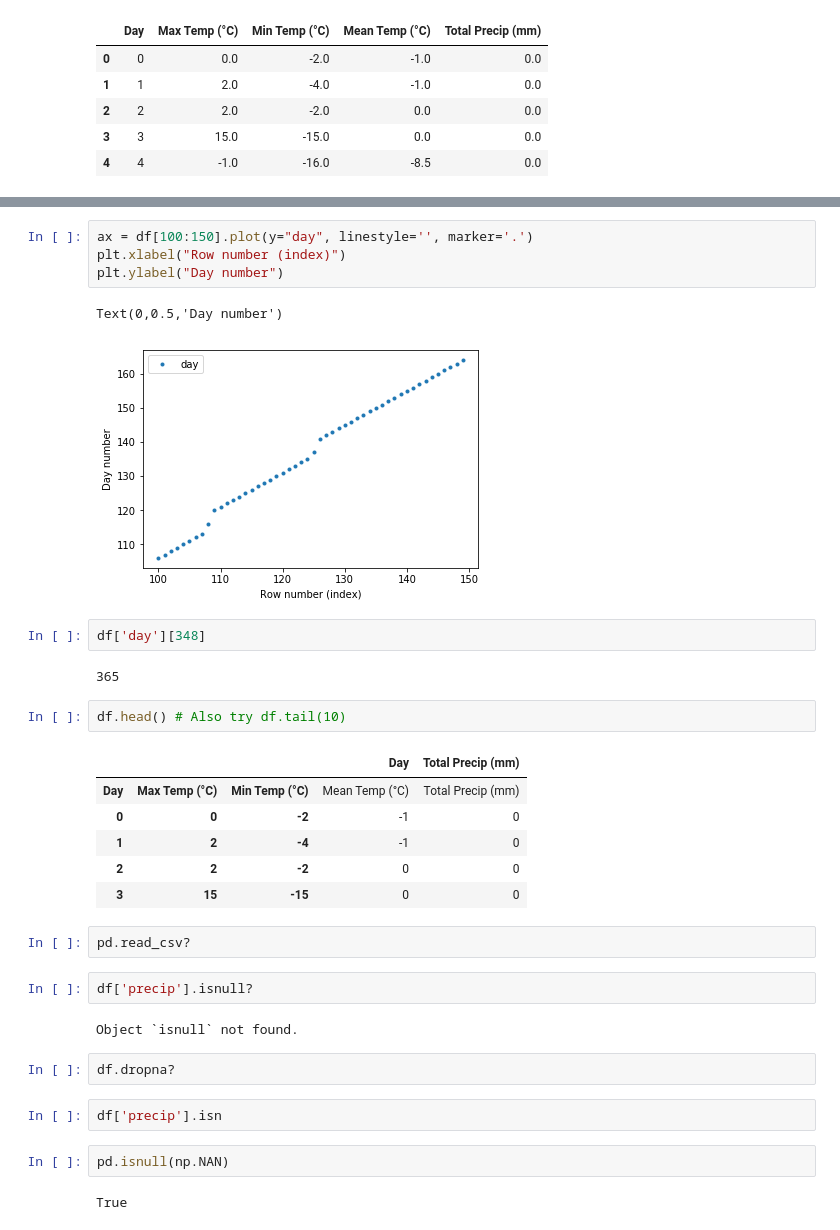
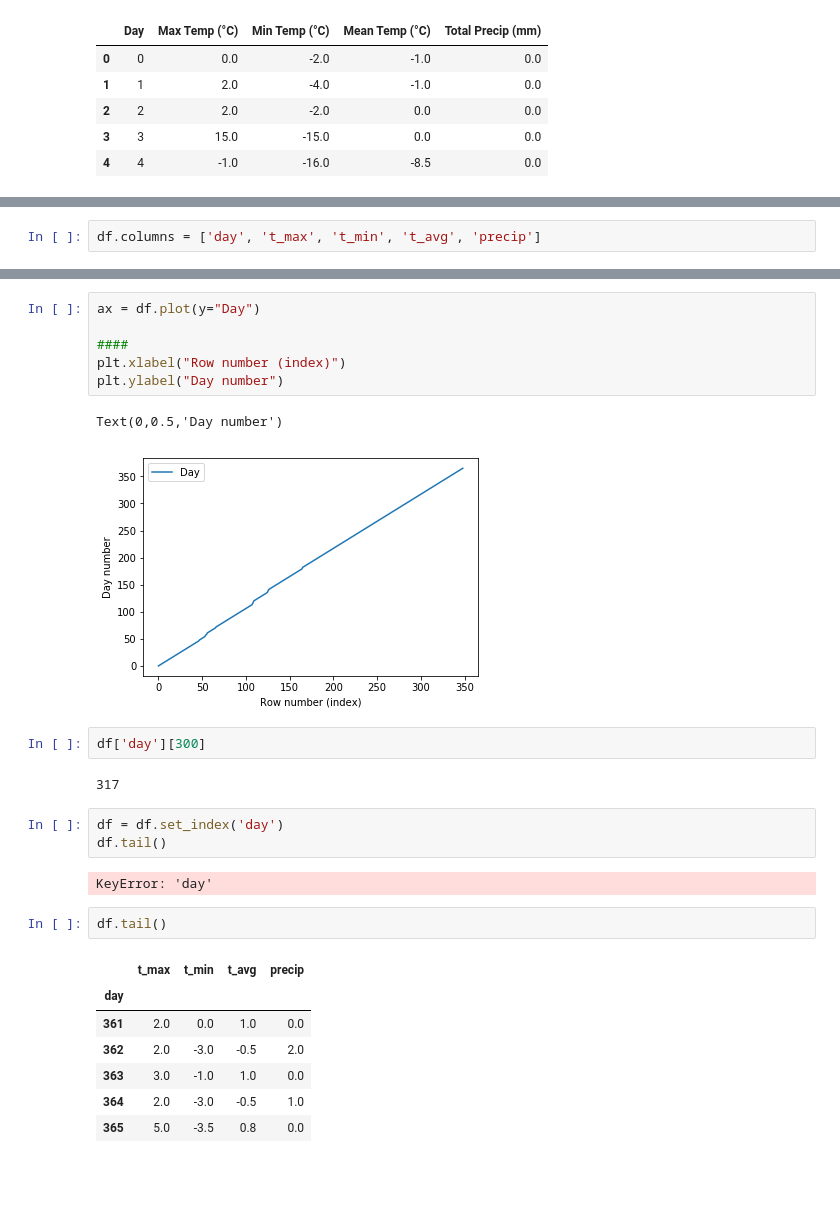
Before and after one commit to kamrik/ML1, a Jupyter notebook: lectures/03_week_lab.ipynb, the cells around one changed output, grey strips where cells are left out. Drawn from its saved outputs; the diff is of its cells as text; blank space fills up the shorter version.

```diff
--- a/lectures/03_week_lab.ipynb
+++ b/lectures/03_week_lab.ipynb
@@ -48,0 +96,2 @@ array([[  0. ,   0. ,  -2. ,  -1. ,   0. ],
+# %%
+df.columns = ['day', 't_max', 't_min', 't_avg', 'precip']
@@ -49,34 +107,28 @@ array([[  0. ,   0. ,  -2. ,  -1. ,   0. ],
 # %%
-ax = df[100:150].plot(y="day", linestyle='', marker='.')
+ax = df.plot(y="Day")
+
+####
 plt.xlabel("Row number (index)")
 plt.ylabel("Day number")
 # %% [output]
 Text(0,0.5,'Day number')
-[figure, old version]
+[figure, new version]
 # %%
-df['day'][348]
+df['day'][300]
 # %% [output]
-365
+317
 # %%
-df.head() # Also try df.tail(10)
+df = df.set_index('day')
+df.tail()
 # %% [output]
-|  |  |  | Day | Total Precip (mm) |
-| Day | Max Temp (°C) | Min Temp (°C) | Mean Temp (°C) | Total Precip (mm) |
-| 0 | 0 | -2 | -1 | 0 |
-| 1 | 2 | -4 | -1 | 0 |
-| 2 | 2 | -2 | 0 | 0 |
-| 3 | 15 | -15 | 0 | 0 |
+KeyError: 'day'
-# %%
-pd.read_csv?
-# %%
-df['precip'].isnull?
-# %% [output]
-Object `isnull` not found.
 # %%
-df.dropna?
+df.tail()
+# %% [output]
+|  | t_max | t_min | t_avg | precip |
+| day |  |  |  |  |
+| 361 | 2.0 | 0.0 | 1.0 | 0.0 |
+| 362 | 2.0 | -3.0 | -0.5 | 2.0 |
+| 363 | 3.0 | -1.0 | 1.0 | 0.0 |
+| 364 | 2.0 | -3.0 | -0.5 | 1.0 |
+| 365 | 5.0 | -3.5 | 0.8 | 0.0 |
-# %%
-df['precip'].isn
-# %%
-pd.isnull(np.NAN)
-# %% [output]
-True
```
Also changed, not shown: parts of 14 cells of this notebook.
